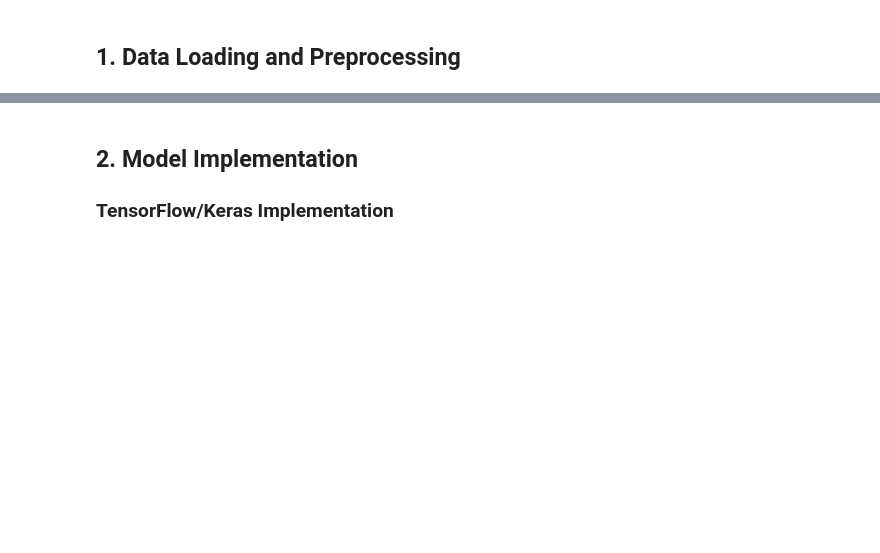
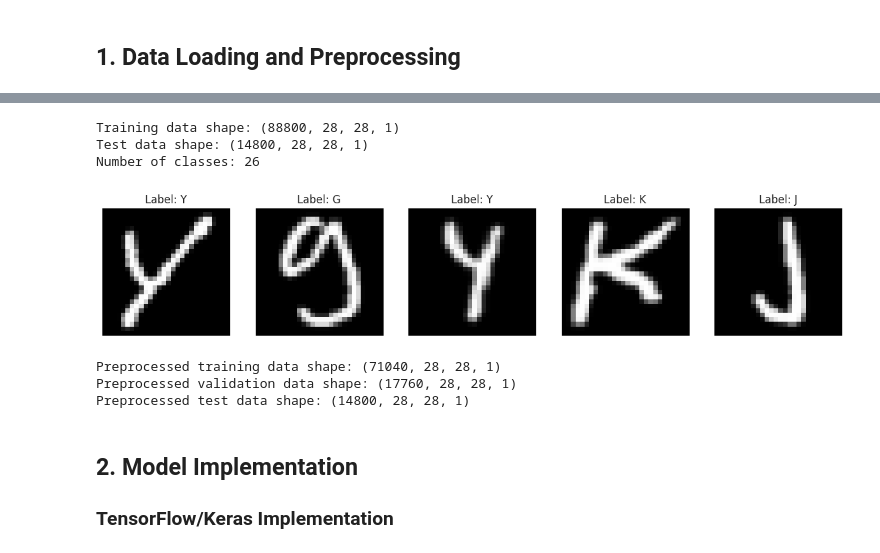
Before and after one commit to UCSF-DataSci/6-neural-nets-nikita-gounder, a Jupyter notebook: part2_cnn_classification.ipynb, the cells around one changed output, grey strips where cells are left out. Drawn from its saved outputs; the diff is of its cells as text; code cells hidden in the pictures; blank space fills up the shorter version.

```diff
--- a/part2_cnn_classification.ipynb
+++ b/part2_cnn_classification.ipynb
@@ -15,7 +15,7 @@ In this part, you'll implement a Convolutional Neural Network (CNN) for EMNIST c
 ## Setup and Installation
 # %%
 # Install required packages
-%pip install -r requirements.txt
+%pip install -r /workspaces/6-neural-nets-nikita-gounder/.github/tests/requirements.txt
 
 # Import necessary libraries
 import tensorflow as tf
@@ -29,7 +29,7 @@ tf.random.set_seed(42)
 np.random.seed(42)
 
 # Configure matplotlib for better visualization
-plt.style.use('seaborn')
+plt.style.use('seaborn-v0_8')
 plt.rcParams['figure.figsize'] = (12, 8)
 plt.rcParams['font.size'] = 12
 
@@ -40,19 +70,52 @@ os.makedirs('logs', exist_ok=True)
 # %% [markdown]
 ## 1. Data Loading and Preprocessing
 # %%
+#%pip install tensorflow_datasets
+import tensorflow_datasets as tfds
+
+emnist_dataset, emnist_info = tfds.load(
+  'emnist/letters',
+  split=['train', 'test'],
+  as_supervised=True, # Returns tuple (img, label) instead of dict
+  with_info=True, # Includes dataset metadata
+)
+
+ds_train, ds_test = emnist_dataset
+
+#Convert train set
+x_train, y_train = [], []
+for image, label in tfds.as_numpy(ds_train):
+    x_train.append(image)
+    y_train.append(label)
+
+x_train = np.array(x_train)
+y_train = np.array(y_train)
+
+#Convert test set
+x_test, y_test = [], []
+for image, label in tfds.as_numpy(ds_test):
+    x_test.append(image)
+    y_test.append(label)
+
+x_test = np.array(x_test)
+y_test = np.array(y_test)
+
+
 # Load EMNIST dataset
-(x_train, y_train), (x_test, y_test) = tf.keras.datasets.emnist.load_data('letters')
+#(x_train, y_train), (x_test, y_test) = tf.keras.datasets.emnist.load_data('letters')
 
 # Print dataset information
 print(f"Training data shape: {x_train.shape}")
 print(f"Test data shape: {x_test.shape}")
 print(f"Number of classes: {len(np.unique(y_train))}")
 
+
 # Plot sample images
 plt.figure(figsize=(15, 5))
 for i in range(5):
     plt.subplot(1, 5, i + 1)
-    plt.imshow(x_train[i].T, cmap='gray')
+    plt.imshow(np.squeeze(x_train[i]).T, cmap='gray')
     plt.title(f'Label: {chr(y_train[i] + 64)}')
     plt.axis('off')
 plt.show()
+# %% [output]
@@ -59,3 +126,7 @@ plt.show()
+Training data shape: (88800, 28, 28, 1)
+Test data shape: (14800, 28, 28, 1)
+Number of classes: 26
+[figure, added]
 # %%
 # Preprocess data
 # Normalize pixel values
@@ -79,6 +150,10 @@ x_train, x_val, y_train, y_val = train_test_split(
 print(f"Preprocessed training data shape: {x_train.shape}")
 print(f"Preprocessed validation data shape: {x_val.shape}")
 print(f"Preprocessed test data shape: {x_test.shape}")
+# %% [output]
+Preprocessed training data shape: (71040, 28, 28, 1)
+Preprocessed validation data shape: (17760, 28, 28, 1)
+Preprocessed test data shape: (14800, 28, 28, 1)
 # %% [markdown]
 ## 2. Model Implementation
 
```
Also changed, not shown: parts of 10 cells of this notebook, 3 other files.
